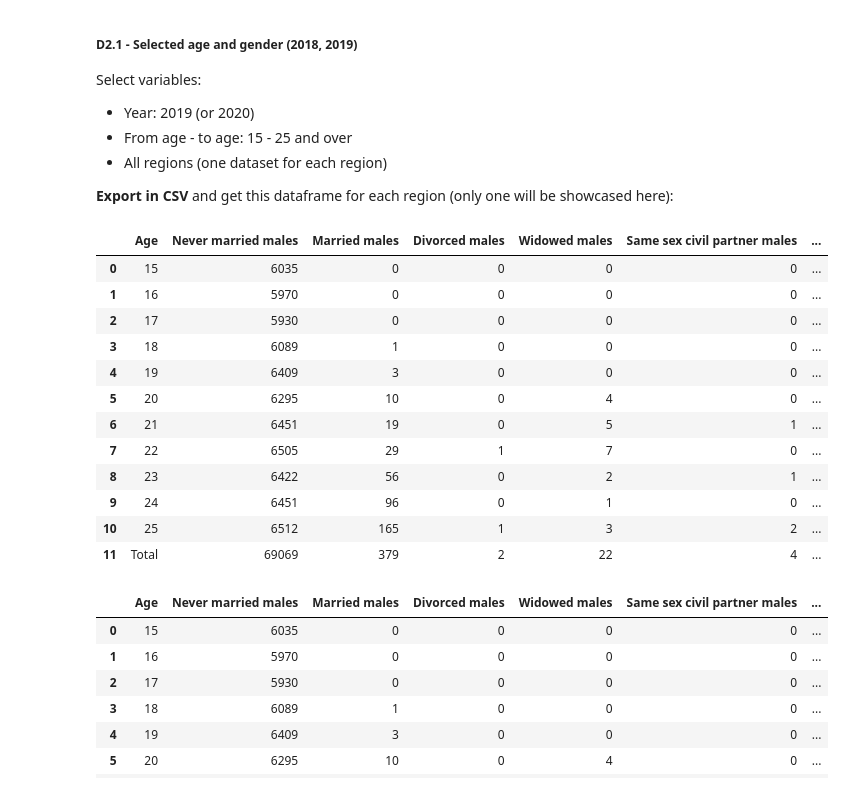
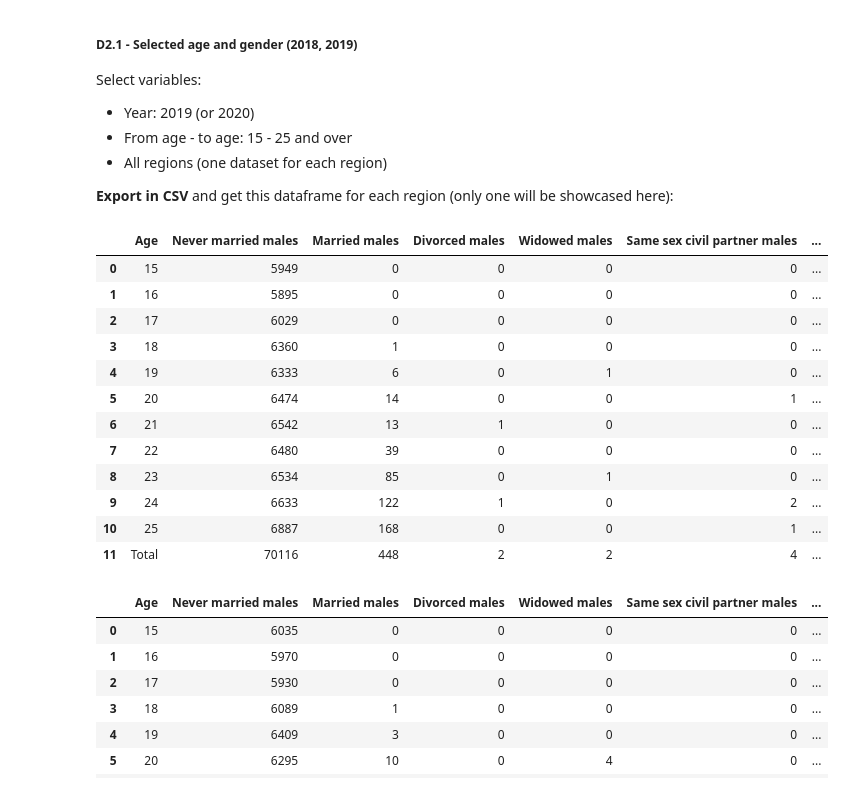
Before and after one commit to OrsolaMBorrini/blessedfruit, a Jupyter notebook: documentation/srcDB_doc.ipynb, the cells around one changed output. Saved outputs shown, nothing was run; the diff lists cells and outputs as text; code cells hidden in the pictures.

Commit message:
Upload ds gen population 2018

```diff
--- a/documentation/srcDB_doc.ipynb
+++ b/documentation/srcDB_doc.ipynb
@@ -103,21 +113,21 @@ Select variables:
 **Export in CSV** and get this dataframe for each region (only one will be showcased here):
 # %%
 # Example for 2018, only one region
-ex2018 = pd.read_csv('../data/srcDS/Population/Selected/D1-D2Population2018/2018Abruzzo.csv', keep_default_na=False)
-ex2018
+ex2018_selected = pd.read_csv('../data/srcDS/Population/Selected/D1-D2Population2018/2018Abruzzo.csv', keep_default_na=False)
+ex2018_selected
 # %% [output]
 |  | Age | Never married males | Married males | Divorced males | Widowed males | Same sex civil partner males | ... |
-| 0 | 15 | 6035 | 0 | 0 | 0 | 0 | ... |
-| 1 | 16 | 5970 | 0 | 0 | 0 | 0 | ... |
-| 2 | 17 | 5930 | 0 | 0 | 0 | 0 | ... |
-| 3 | 18 | 6089 | 1 | 0 | 0 | 0 | ... |
-| 4 | 19 | 6409 | 3 | 0 | 0 | 0 | ... |
-| 5 | 20 | 6295 | 10 | 0 | 4 | 0 | ... |
-| 6 | 21 | 6451 | 19 | 0 | 5 | 1 | ... |
-| 7 | 22 | 6505 | 29 | 1 | 7 | 0 | ... |
-| 8 | 23 | 6422 | 56 | 0 | 2 | 1 | ... |
-| 9 | 24 | 6451 | 96 | 0 | 1 | 0 | ... |
-| 10 | 25 | 6512 | 165 | 1 | 3 | 2 | ... |
-| 11 | Total | 69069 | 379 | 2 | 22 | 4 | ... |
+| 0 | 15 | 5949 | 0 | 0 | 0 | 0 | ... |
+| 1 | 16 | 5895 | 0 | 0 | 0 | 0 | ... |
+| 2 | 17 | 6029 | 0 | 0 | 0 | 0 | ... |
+| 3 | 18 | 6360 | 1 | 0 | 0 | 0 | ... |
+| 4 | 19 | 6333 | 6 | 0 | 1 | 0 | ... |
+| 5 | 20 | 6474 | 14 | 0 | 0 | 1 | ... |
+| 6 | 21 | 6542 | 13 | 1 | 0 | 0 | ... |
+| 7 | 22 | 6480 | 39 | 0 | 0 | 0 | ... |
+| 8 | 23 | 6534 | 85 | 0 | 1 | 0 | ... |
+| 9 | 24 | 6633 | 122 | 1 | 0 | 2 | ... |
+| 10 | 25 | 6887 | 168 | 0 | 0 | 1 | ... |
+| 11 | Total | 70116 | 448 | 2 | 2 | 4 | ... |
 # %%
 # Example for 2019, only one region
```
Also changed, not shown: parts of 13 cells of this notebook, 21 other files.
